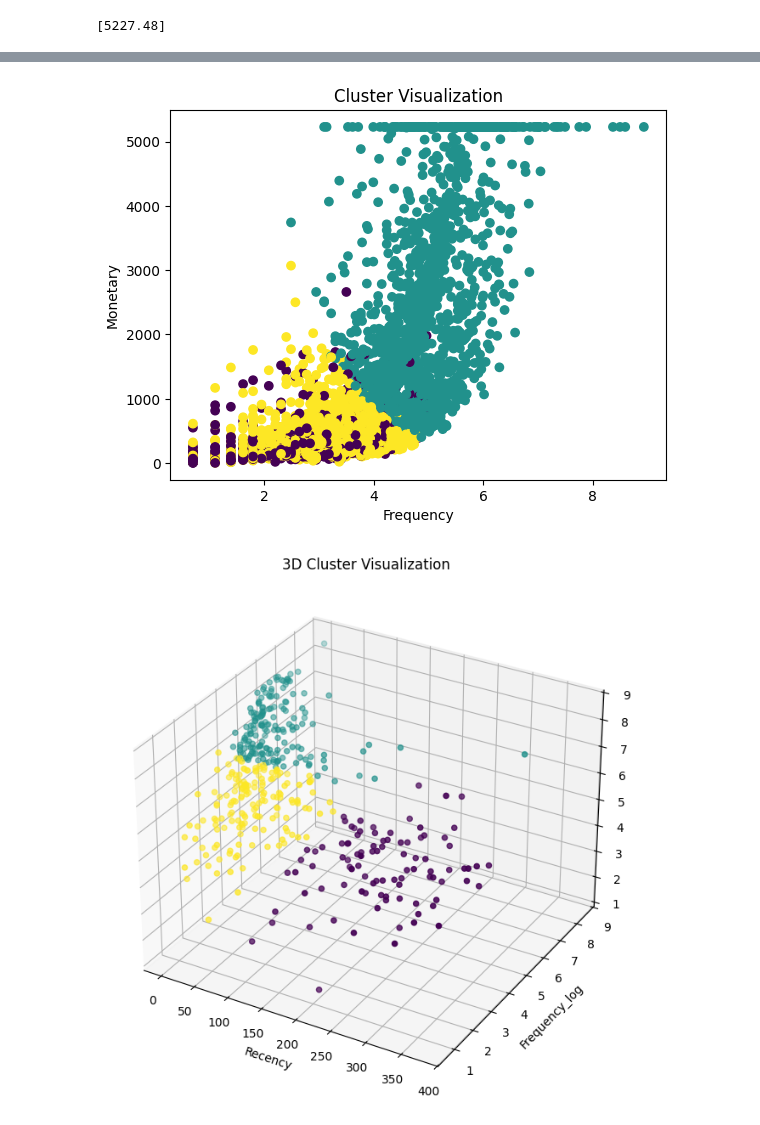
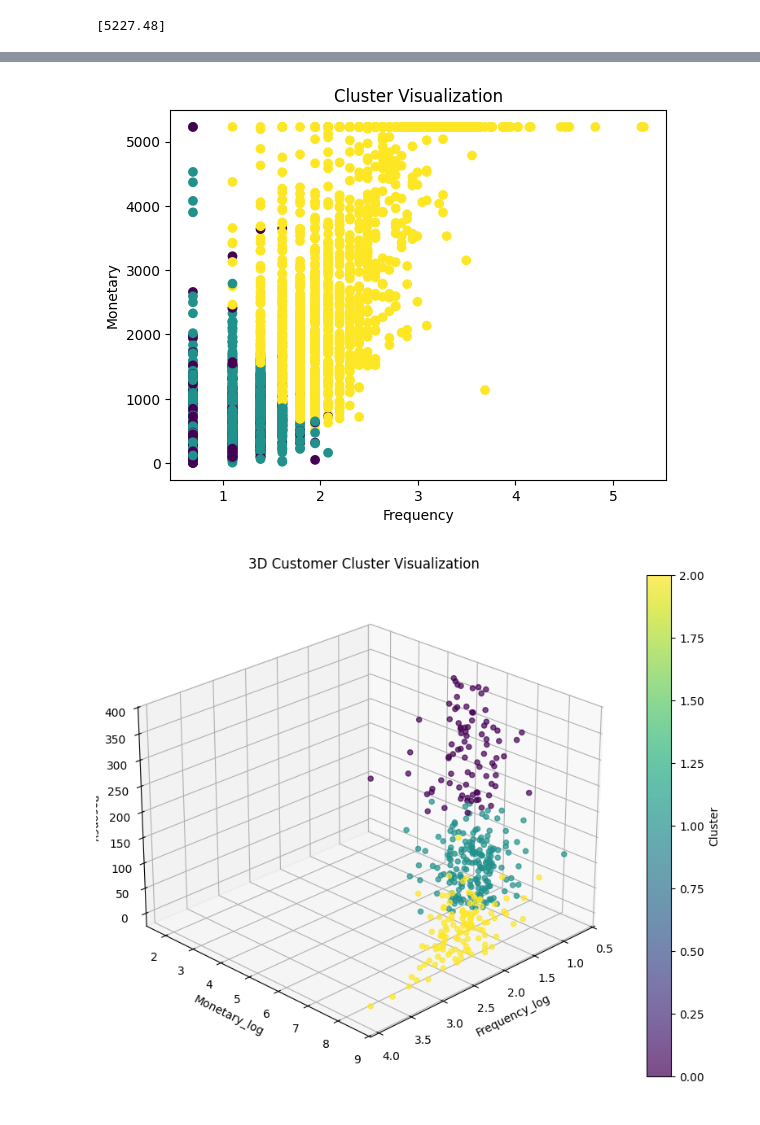
Before and after one commit to raudhatulathifah/Project-Big-Data, a Jupyter notebook: ml_clustering.ipynb, the cells around one changed output, grey strips where cells are left out. Saved outputs shown, nothing was run; the diff lists cells and outputs as text; code cells hidden in the pictures.

Commit message:
Revise RFM frequency calculation and clustering visualization

```diff
--- a/ml_clustering.ipynb
+++ b/ml_clustering.ipynb
@@ -82,7 +82,7 @@ print(reference_date)
 # %% [output]
 2011-12-10 12:50:00
 # %%
-from pyspark.sql.functions import col, sum, count, max, datediff, lit, to_timestamp
+from pyspark.sql.functions import col, sum, countDistinct, max, datediff, lit, to_timestamp
 
 # Fix tipe tanggal
 df = df.withColumn("InvoiceDate", to_timestamp(col("InvoiceDate")))
@@ -93,7 +93,7 @@ df = df.withColumn("TotalPrice", col("Quantity") * col("UnitPrice"))
 # RFM
 df_rfm = df.groupBy("CustomerID").agg(
     datediff(lit(reference_date), max("InvoiceDate")).alias("Recency"),
-    count("InvoiceNo").alias("Frequency"),
+    countDistinct("InvoiceNo").alias("Frequency"),
     sum("TotalPrice").alias("Monetary")
 )
 
@@ -389,37 +407,43 @@ plt.ylabel("Monetary")
 plt.title("Cluster Visualization")
 plt.show()
 # %% [output]
-[figure, old version]
+[figure, new version]
 # %%
 from mpl_toolkits.mplot3d import Axes3D
 
 sample_df = result.select(
     "Recency",
     "Frequency_log",
     "Monetary_log",
     "prediction"
 ).sample(False, 0.1).toPandas()
 
 fig = plt.figure(figsize=(10,8))
 
 ax = fig.add_subplot(111, projection='3d')
 
 scatter = ax.scatter(
-    sample_df["Recency"],
     sample_df["Frequency_log"],
     sample_df["Monetary_log"],
-    c=sample_df["prediction"]
+    sample_df["Recency"],
+    c=sample_df["prediction"],
+    cmap='viridis',
+    alpha=0.7
 )
 
-ax.set_xlabel("Recency")
-ax.set_ylabel("Frequency_log")
-ax.set_zlabel("Monetary_log")
+ax.set_xlabel("Frequency_log")
+ax.set_ylabel("Monetary_log")
+ax.set_zlabel("Recency")
 
-ax.set_title("3D Cluster Visualization")
+ax.set_title("3D Customer Cluster Visualization")
+
+ax.view_init(elev=25, azim=45)
+
+plt.colorbar(scatter, label='Cluster')
 
 plt.show()
 # %% [output]
-[figure, old version]
+[figure, new version]
 # %%
 import seaborn as sns
 
```
Also changed, not shown: parts of 12 cells of this notebook.
